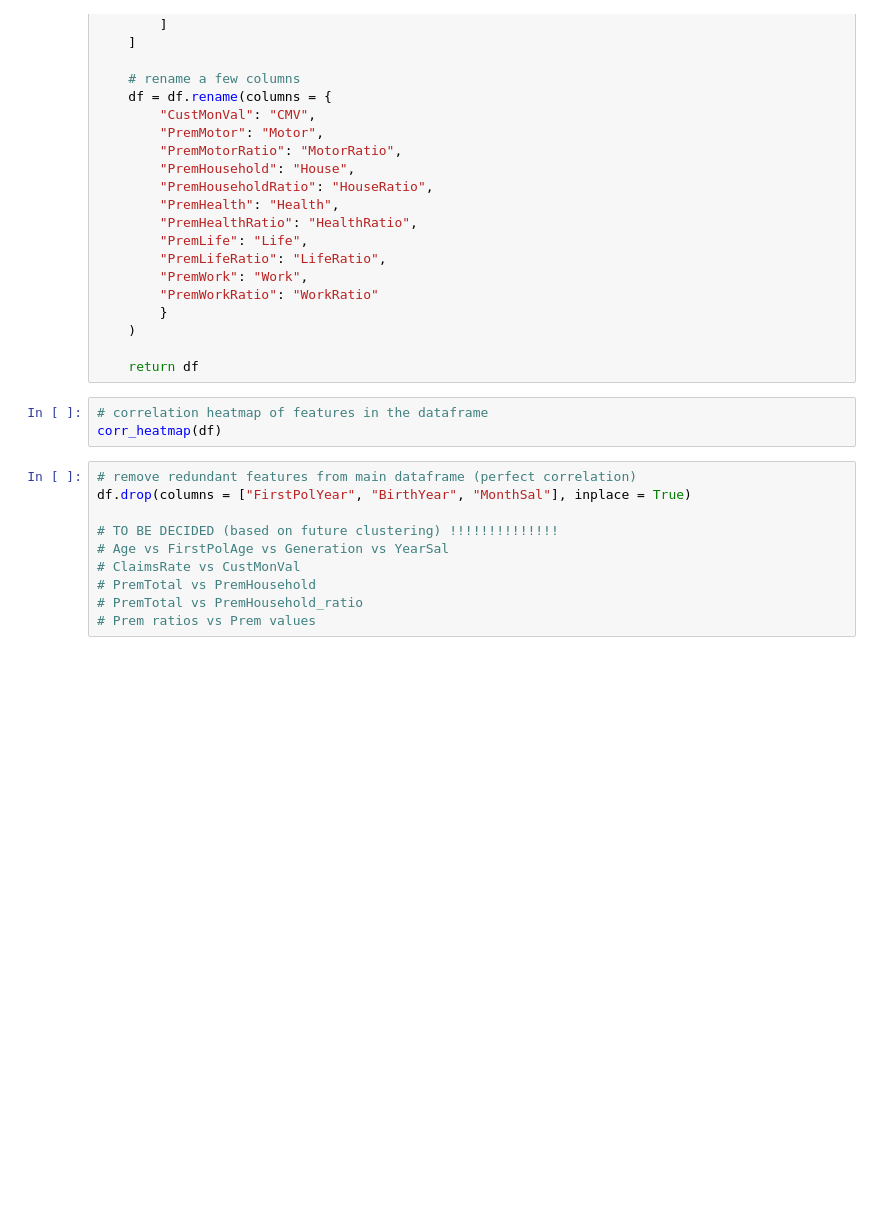
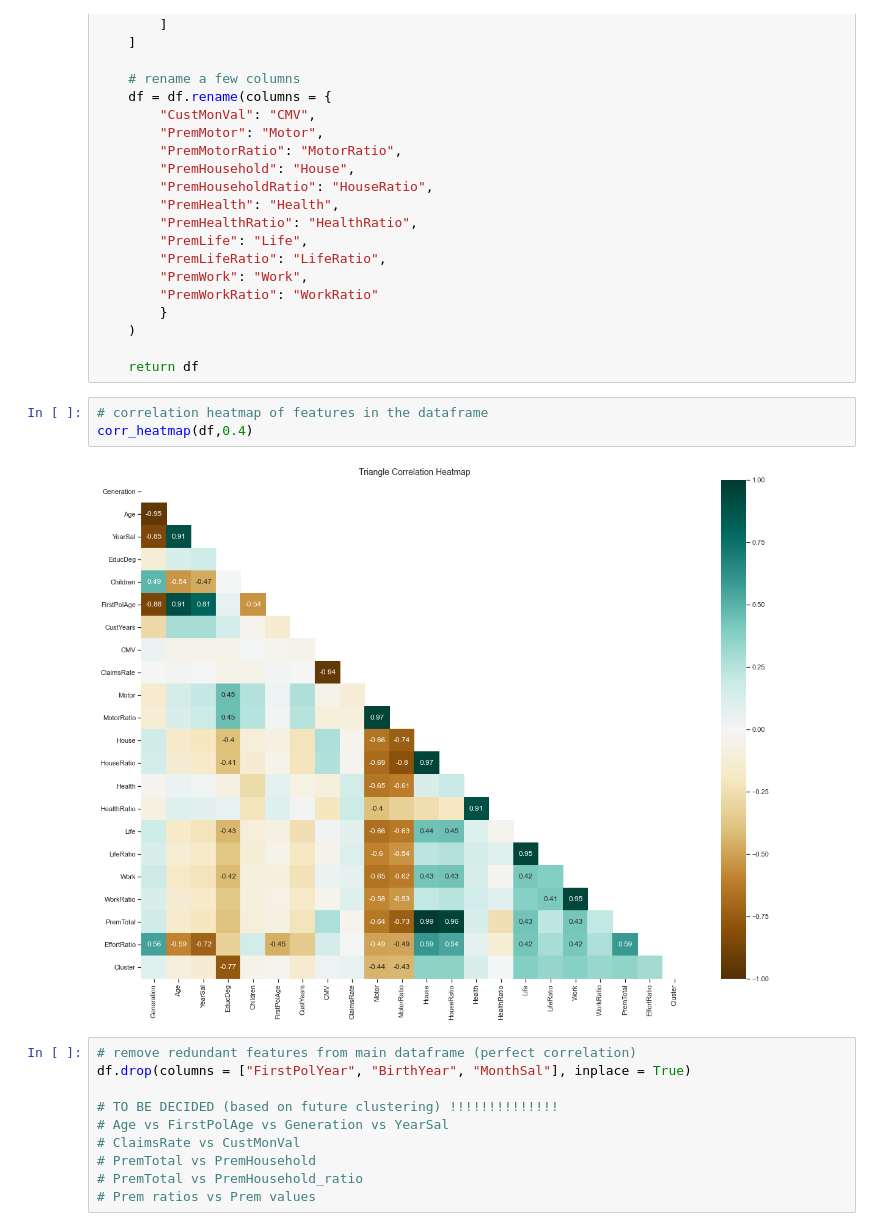
Before and after one commit to stuartgo/dataminingNova, a Jupyter notebook: DM_new.ipynb, the cells around one changed output. Cells and saved outputs as stored; diff of their text form; blank space fills up the shorter version.

```diff
--- a/DM_new.ipynb
+++ b/DM_new.ipynb
@@ -930,7 +1182,9 @@ def restructure_df(df):
     return df
 # %%
 # correlation heatmap of features in the dataframe
-corr_heatmap(df)
+corr_heatmap(df,0.4)
+# %% [output]
+[figure, added]
 # %%
 # remove redundant features from main dataframe (perfect correlation)
 df.drop(columns = ["FirstPolYear", "BirthYear", "MonthSal"], inplace = True)
```
Also changed, not shown: parts of 38 cells of this notebook.
